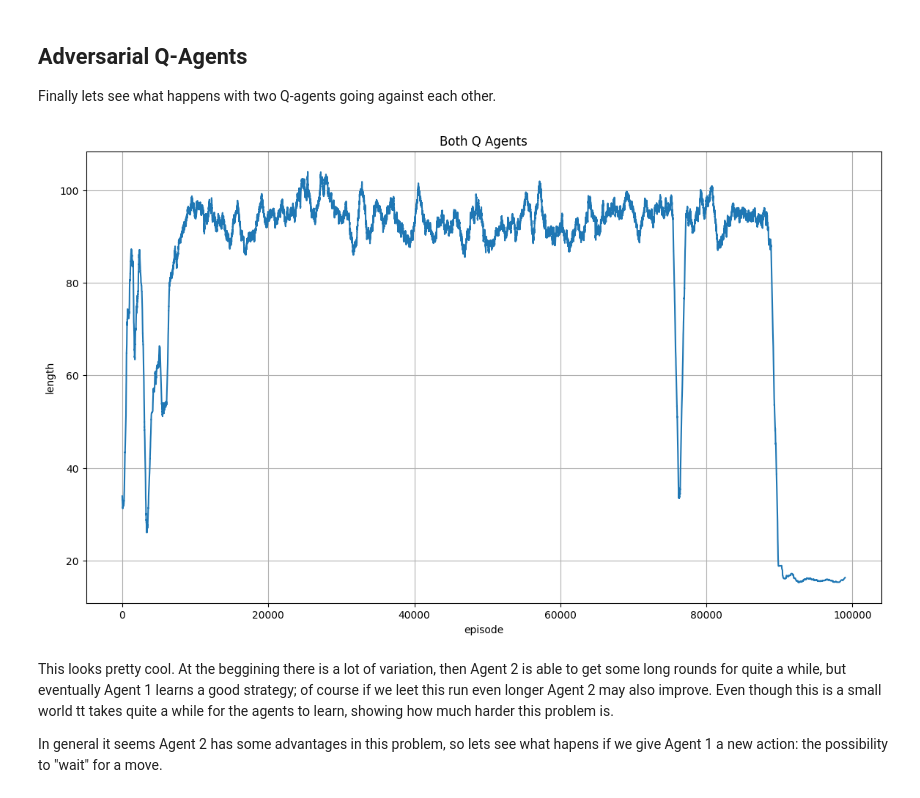
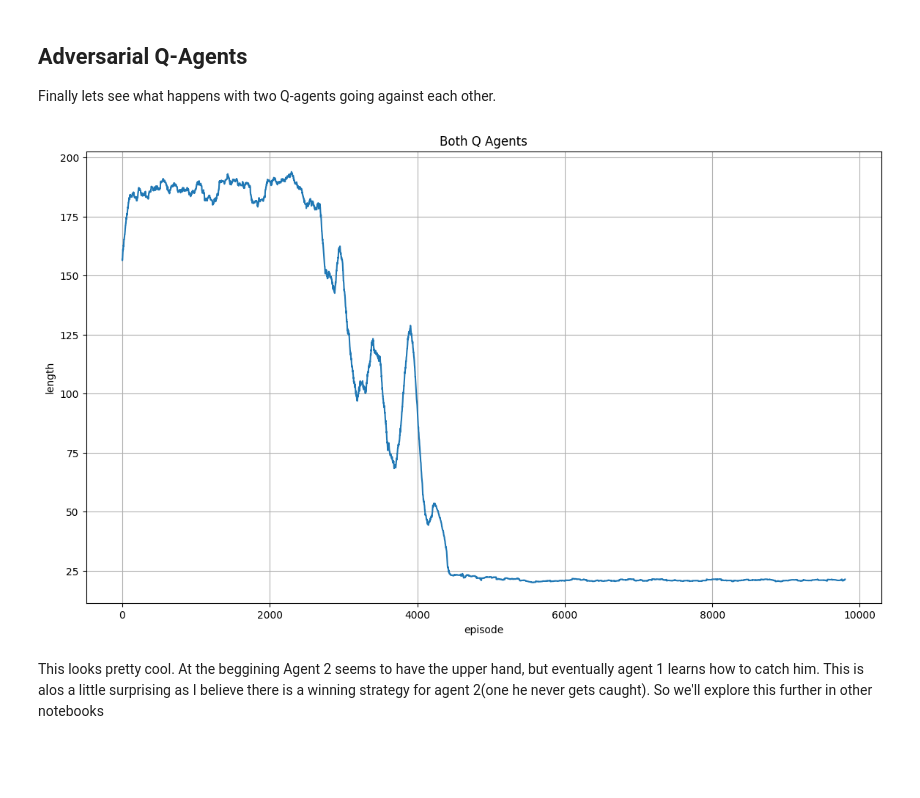
Before and after one commit to hmeretti/grid-world, a Jupyter notebook: notebooks/tag/00_basic_tagging.ipynb, the cells around one changed output. Cells and saved outputs as stored; diff of their text form; code cells hidden in the pictures; blank space fills up the shorter version.

```diff
--- a/notebooks/tag/00_basic_tagging.ipynb
+++ b/notebooks/tag/00_basic_tagging.ipynb
@@ -170,7 +170,7 @@ agent_1 = QAgent(
     reward_function=basic_reward,
     actions=basic_actions,
     gamma=1,
-    alpha=0.3,
+    alpha=0.03,
     epsilon=0.01,
 )
 
@@ -178,7 +178,7 @@ agent_2 = QAgent(
     reward_function=basic_running_reward,
     actions=basic_actions,
     gamma=1,
-    alpha=0.3,
+    alpha=0.03,
     epsilon=0.01,
 )
 
@@ -186,25 +186,23 @@ episode_lengths, agent_1_returns, agent_2_returns = train_tag_agents(
     agent_1=agent_1,
     agent_2=agent_2,
     world=gworld,
-    episodes=int(1e5),
-    episode_max_length=500,
+    episodes=int(1e4),
+    episode_max_length=200,
 )
 # %%
 fig, ax = plt.subplots(figsize=(14, 8))
 
 ax.plot(
-    moving_average(np.array(episode_lengths), 1000),
+    moving_average(np.array(episode_lengths), 200),
 )
 
 ax.set(xlabel="episode", ylabel="length")
 ax.grid()
 ax.set_title("Both Q Agents")
 
 
 plt.show()
 # %% [output]
-[figure, old version]
+[figure, new version]
 # %% [markdown]
-This looks pretty cool. At the beggining there is a lot of variation, then Agent 2 is able to get some long rounds for quite a while, but eventually Agent 1 learns a good strategy; of course if we leet this run even longer Agent 2 may also improve. Even though this is a small world tt takes quite a while for the agents to learn, showing how much harder this problem is.
-
-In general it seems Agent 2 has some advantages in this problem, so lets see what hapens if we give Agent 1 a new action: the possibility to "wait" for a move.
+This looks pretty cool. At the beggining Agent 2 seems to have the upper hand, but eventually agent 1 learns how to catch him. This is alos a little surprising as I believe there is a winning strategy for agent 2(one he never gets caught). So we'll explore this further in other notebooks
```
Also changed, not shown: parts of 9 cells of this notebook, 2 other files.
